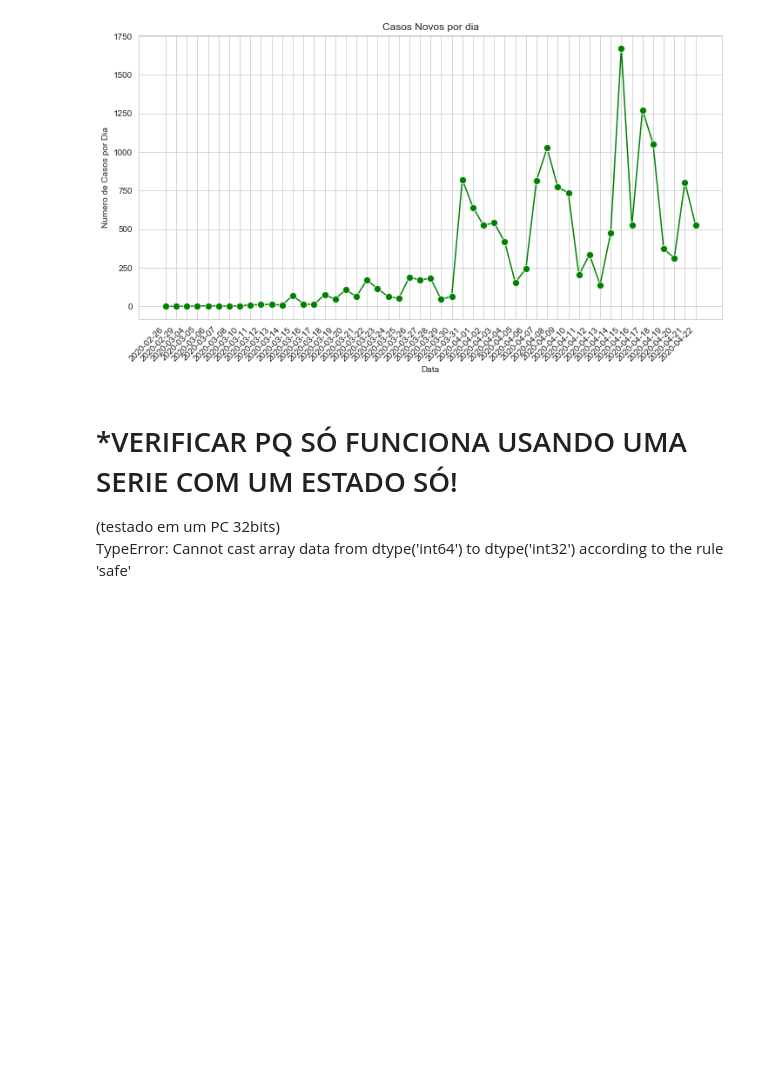
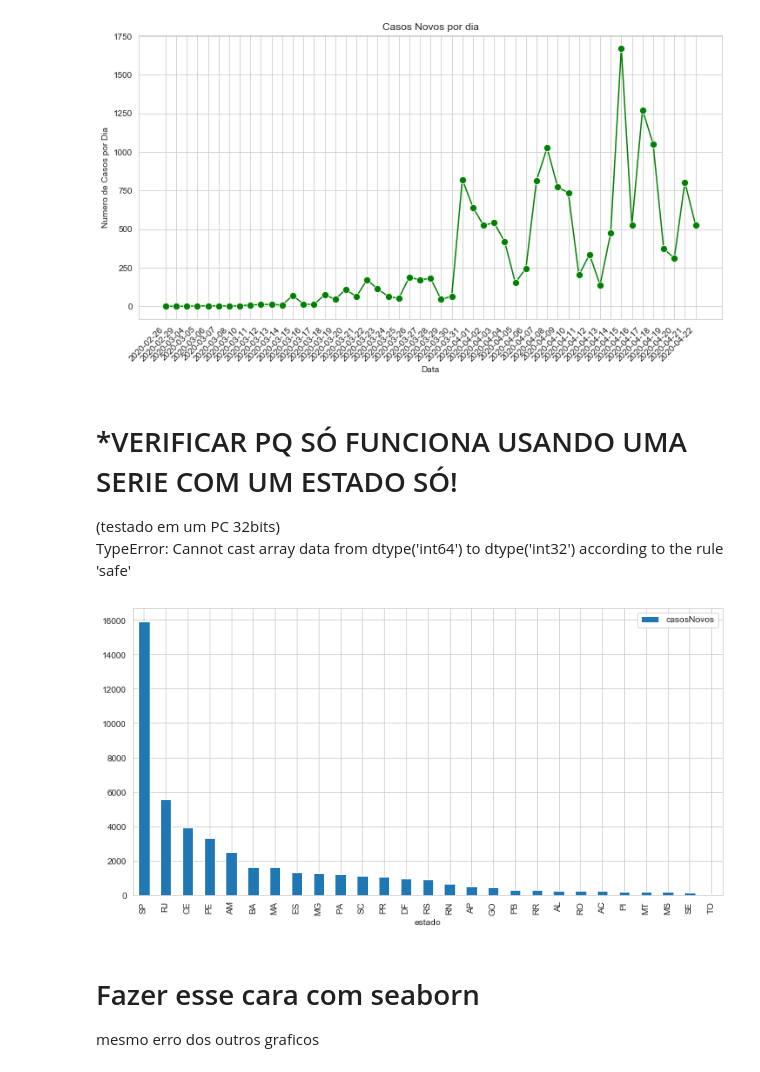
Before and after one commit to Rafaelcerq28/Analise_Covid-19, a Jupyter notebook: Untitled.ipynb, the cells around one changed output. Cells and saved outputs as stored; diff of their text form; code cells hidden in the pictures; blank space fills up the shorter version.

Commit message:
criacao do grafico de barras casos novos por estado

```diff
--- a/Untitled.ipynb
+++ b/Untitled.ipynb
@@ -140,3 +138,13 @@ TypeError: Cannot cast array data from dtype('int64') to dtype('int32') accordin
+# %%
+#Fazer grafico de casos por estados
+total_casos_por_estado = cv.groupby('estado')[['estado','casosNovos']].sum().sort_values(by='casosNovos',ascending=False)
+total_casos_por_estado.plot(kind='bar',figsize=(12,6))
+plt.show()
+# %% [output]
+[figure, added]
+# %% [markdown]
+# Fazer esse cara com seaborn
+mesmo erro dos outros graficos
 # %%
 #Casos por semana
 # %%
```
Also changed, not shown: parts of 1 cell of this notebook.
